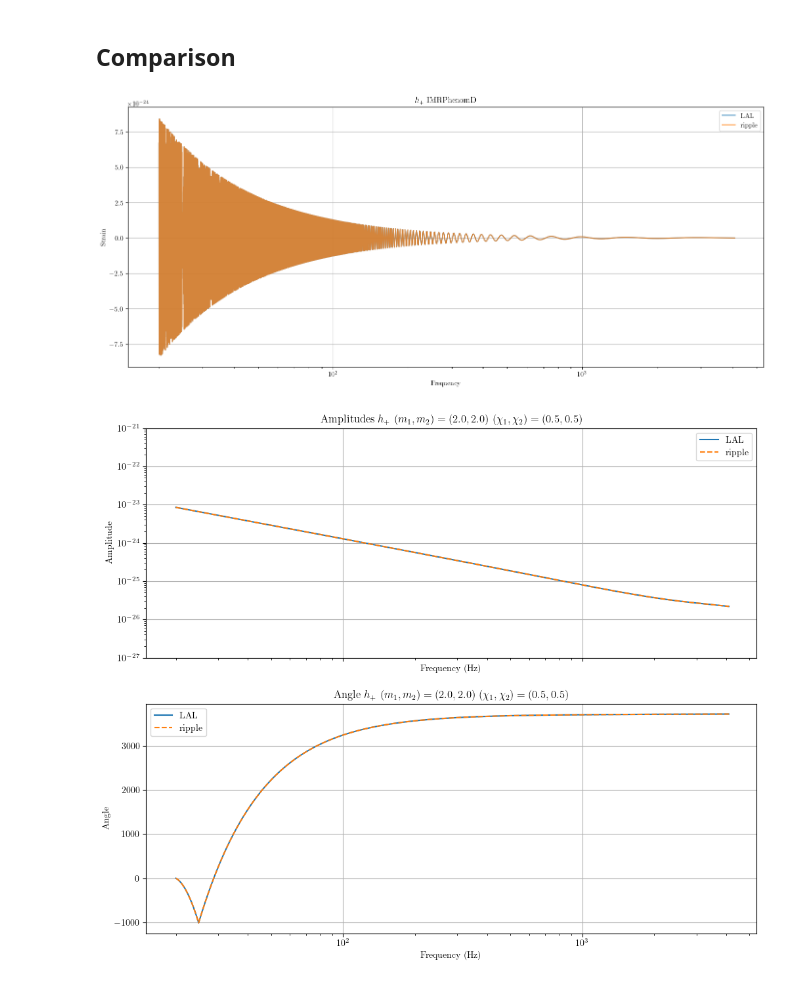
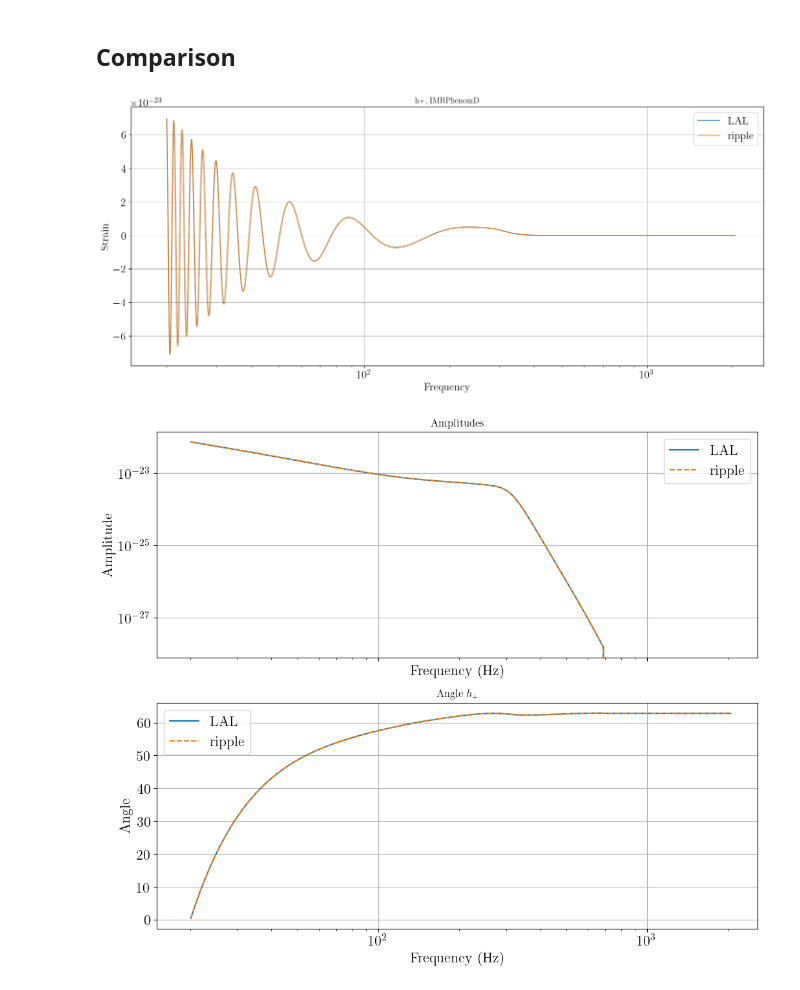
Before and after one commit to tedwards2412/ripple, a Jupyter notebook: notebooks/check_IMRPhenomD.ipynb, the cells around one changed output. Cells and saved outputs as stored; diff of their text form; code cells hidden in the pictures.

```diff
--- a/notebooks/check_IMRPhenomD.ipynb
+++ b/notebooks/check_IMRPhenomD.ipynb
@@ -33,11 +33,14 @@ The autoreload extension is already loaded. To reload it, use:
 # %% [markdown]
 We will compare waveforms with the following intrinsic parameters, which are close to the extremes on which the LAL implementation has been reviewed:
 # %%
-m1 = 2. # masses
-m2 = 2.
+m1 = 30
+m2 = 29
 
-chi1 = 0.5 # spins
-chi2 = 0.5
+chi1 = 0.0
+chi2 = 0.0
+
+# lambda1 = 0
+# lambda2 = lambda1
 
 distance = 440.
 # %% [markdown]
@@ -46,15 +49,15 @@ Get the frequency grid:
 # Frequency grid
 T = 16
 f_l = 20.0
-f_sampling = 2 * 4096
+f_sampling = 2 * 2048
 f_u = f_sampling // 2
 f_ref = f_l
 
 delta_t = 1 / f_sampling
 tlen = int(round(T / delta_t))
 freqs = np.fft.rfftfreq(tlen, delta_t)
-# df = freqs[1] - freqs[0]
-df = 0.01
+df = freqs[1] - freqs[0]
+# df = 0.01
 fs = freqs[(freqs > f_l) & (freqs < f_u)]
 # %% [markdown]
 ## Ripple
@@ -110,8 +113,8 @@ hp, _ = lalsim.SimInspiralChooseFDWaveform(
     inclination,
     phic,
     0,
-    0.0,
-    0.0,
+    0,
+    0,
     df,
     f_l,
     f_u,
@@ -127,8 +130,6 @@ freqs_lal = np.arange(len(hp.data.data)) * df
 #     [Mc, eta, theta[2], theta[3], dist_mpc, tc, phic, inclination]
 # )
 # hp_ripple = waveform(theta_ripple)
-pad_low, pad_high = get_eff_pads(fs)
-PSD_vals = np.interp(fs, f_ASD, ASD) ** 2
 
 mask_lal = (freqs_lal > f_l) & (freqs_lal < f_u)
 hp_lalsuite = hp.data.data[mask_lal]
@@ -136,34 +137,24 @@ hp_lalsuite = hp.data.data[mask_lal]
 ## Comparison
 # %%
 # One frequency variable, just f
-f = fs_ripple
+f = freqs_lal[mask_lal]
 # %%
 a = 0.75
 plt.subplots(1, 1, figsize=(17, 7))
 # plt.subplot(1, 2, 1)
 
 plt.plot(f, hp_lalsuite.real, "-", label = "LAL", alpha = a)
 plt.plot(f, hp_ripple.real, "-", label = "ripple", alpha = a)
-plt.title(r"$h_+$ IMRPhenomD")
+plt.title(f"h+, IMRPhenomD")
 plt.xlabel("Frequency")
 plt.ylabel("Strain")
 plt.xscale('log')
 plt.xlim(f_l - 5)
 plt.legend()
 plt.show()
 # %% [output]
-[figure, old version]
+[figure, new version]
 # %%
-## Get the merger frequency to check the Planck taper window
-
-# merger_params = jnp.array([m1, m2, chi1, chi2, lambda1, lambda2])
-# f_merger = X_NRTidalv2._get_merger_frequency(merger_params)
-# f_merger = float(f_merger)
-# print("Merger params (m1, m2, chi1, chi2, lambda1, lambda2): ", merger_params)
-# print("Frequency merger: ", f_merger)
-
-## Get amplitude and angle for comparison
-
 A_lalsuite = jnp.abs(hp_lalsuite)
 angle_lalsuite = np.unwrap(np.angle(hp_lalsuite))
 phase_lalsuite = hp_lalsuite / A_lalsuite
@@ -182,17 +173,14 @@ plt.subplot(2, 1, 1)
 plt.plot(freqs_lal[mask_lal], A_lalsuite, "-", label = "LAL")
 plt.plot(fs_ripple, A_ripple, "--", label = "ripple")
 
-# Plot where the Planck taper has to take place -- not the case for IMRPhenomD
-# plt.axvline(f_merger, linestyle = "--", color = 'black', label = 'Planck taper')
-# plt.axvline(1.2 * f_merger, linestyle = "--", color = 'black')
-
-plt.title(r"Amplitudes $h_+$ ($m_1, m_2) = ({}, {}$) ($\chi_1, \chi_2) = ({}, {}$)".format(m1, m2, chi1, chi2))
+# plt.title(r"Amplitudes $h_+$ ($m_1, m_2) = ({}, {}$) ($\chi_1, \chi_2) = ({}, {}$) ($\Lambda_1, \Lambda_2) = ({}, {}$)".format(m1, m2, chi1, chi2, lambda1, lambda2))
+plt.title(r"Amplitudes")
 plt.yscale('log')
 plt.xscale('log')
 plt.xlabel("Frequency (Hz)")
 plt.ylabel("Amplitude")
-plt.ylim(1e-27, 1e-21)
-plt.xlim(f_l - 5)
+# plt.ylim(1e-27, 1e-21)
+# plt.xlim(f_l - 5)
 plt.legend()
 
 # Plot the angle or the phase
@@ -206,11 +194,12 @@ else:
     plt.plot(fs_ripple, phase_ripple, "--", label = "ripple")
     name = "Phase"
 plt.legend()
-plt.title(r"{} $h_+$ ($m_1, m_2) = ({}, {}$) ($\chi_1, \chi_2) = ({}, {}$)".format(name, m1, m2, chi1, chi2))
+# plt.title(r"{} $h_+$ ($m_1, m_2) = ({}, {}$) ($\chi_1, \chi_2) = ({}, {}$) ($\Lambda_1, \Lambda_2) = ({}, {}$)".format(name, m1, m2, chi1, chi2, lambda1, lambda2))
+plt.title(r"{} $h_+$ ".format(name))
 plt.xlabel("Frequency (Hz)")
 plt.ylabel(f"{name}")
 plt.xscale('log')
 plt.xlim(f_l - 5)
 plt.show()
 # %% [output]
-[figure, old version]
+[figure, new version]
```
Also changed, not shown: parts of 18 cells of this notebook, 17 other files.
